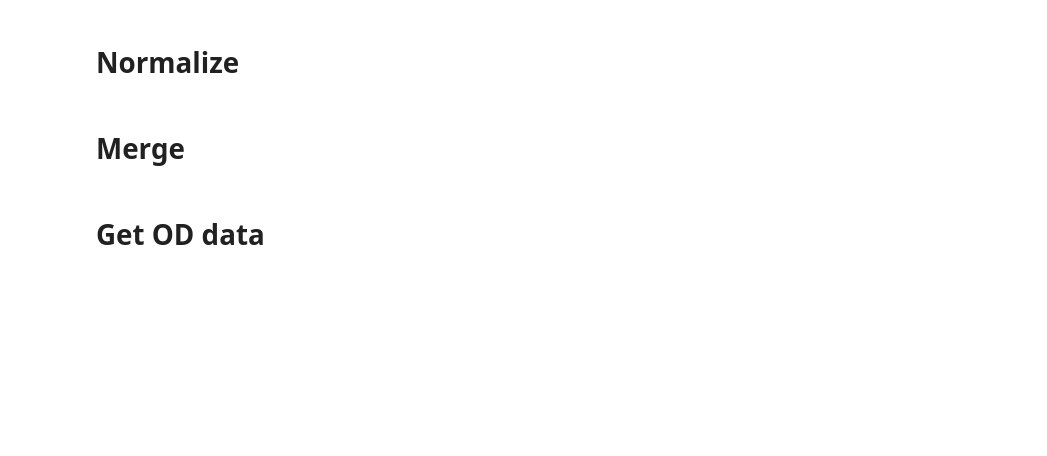
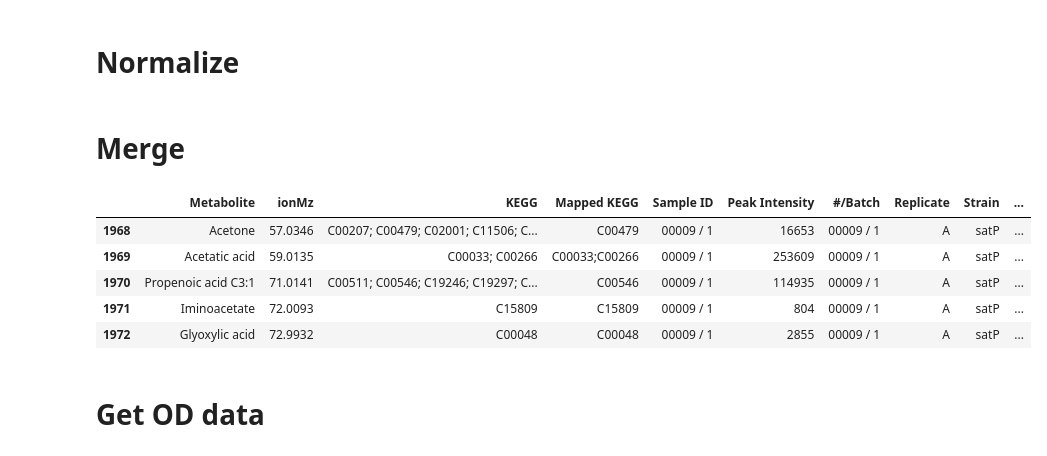
Before and after one commit to sulheim/metabolite-release, a Jupyter notebook: notebooks/6_transporterKO/2_big_screen/2B_preprocess_data.ipynb, the cells around one changed output. Cells and saved outputs as stored; diff of their text form; code cells hidden in the pictures; blank space fills up the shorter version.

```diff
--- a/notebooks/6_transporterKO/2_big_screen/2B_preprocess_data.ipynb
+++ b/notebooks/6_transporterKO/2_big_screen/2B_preprocess_data.ipynb
@@ -361,6 +361,15 @@ for mz in df5L.ionMz.unique():
 df1L['Mass-spec run'] = 1
 df5L['Mass-spec run'] = 2
 df = pd.concat([df1L,df5L])
+# %%
+df.head()
+# %% [output]
+|  | Metabolite | ionMz | KEGG | Mapped KEGG | Sample ID | Peak Intensity | #/Batch | Replicate | Strain | ... |
+| 1968 | Acetone | 57.0346 | C00207; C00479; C02001; C11506; C... | C00479 | 00009 / 1 | 16653 | 00009 / 1 | A | satP | ... |
+| 1969 | Acetatic acid | 59.0135 | C00033; C00266 | C00033;C00266 | 00009 / 1 | 253609 | 00009 / 1 | A | satP | ... |
+| 1970 | Propenoic acid C3:1 | 71.0141 | C00511; C00546; C19246; C19297; C... | C00546 | 00009 / 1 | 114935 | 00009 / 1 | A | satP | ... |
+| 1971 | Iminoacetate | 72.0093 | C15809 | C15809 | 00009 / 1 | 804 | 00009 / 1 | A | satP | ... |
+| 1972 | Glyoxylic acid | 72.9932 | C00048 | C00048 | 00009 / 1 | 2855 | 00009 / 1 | A | satP | ... |
 # %%
 df.drop(columns=['#/Batch', 'Norm'], inplace=True)
 # %% [markdown]
```
Also changed, not shown: parts of 7 cells of this notebook, 3 other files.
